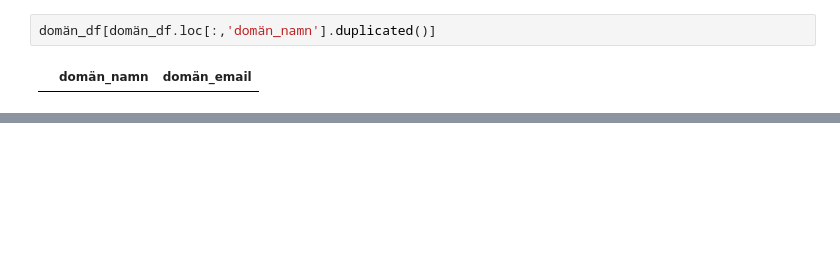
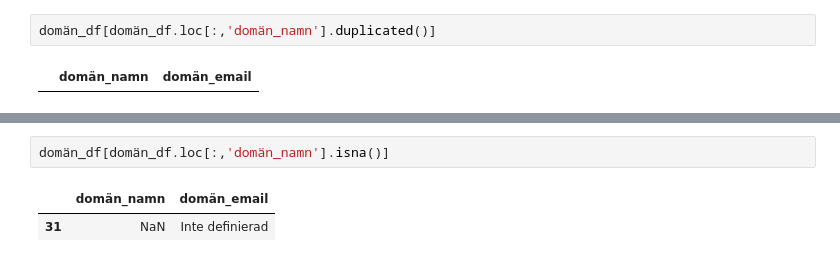
Before and after one commit to dejmail/begrepptjanst, a Jupyter notebook: design_files/ordlist_filer/förbereda_ordlistan.ipynb, the cells around one changed output, grey strips where cells are left out. Drawn from its saved outputs; the diff is of its cells as text; blank space fills up the shorter version.

```diff
--- a/design_files/ordlist_filer/förbereda_ordlistan.ipynb
+++ b/design_files/ordlist_filer/förbereda_ordlistan.ipynb
@@ -291,0 +358,5 @@ NameError: name 'cnx' is not defined
+# %%
+domän_df[domän_df.loc[:,'domän_namn'].isna()]
+# %% [output]
+|  | domän_namn | domän_email |
+| 31 | NaN | Inte definierad |
```
Also changed, not shown: parts of 32 cells of this notebook.
